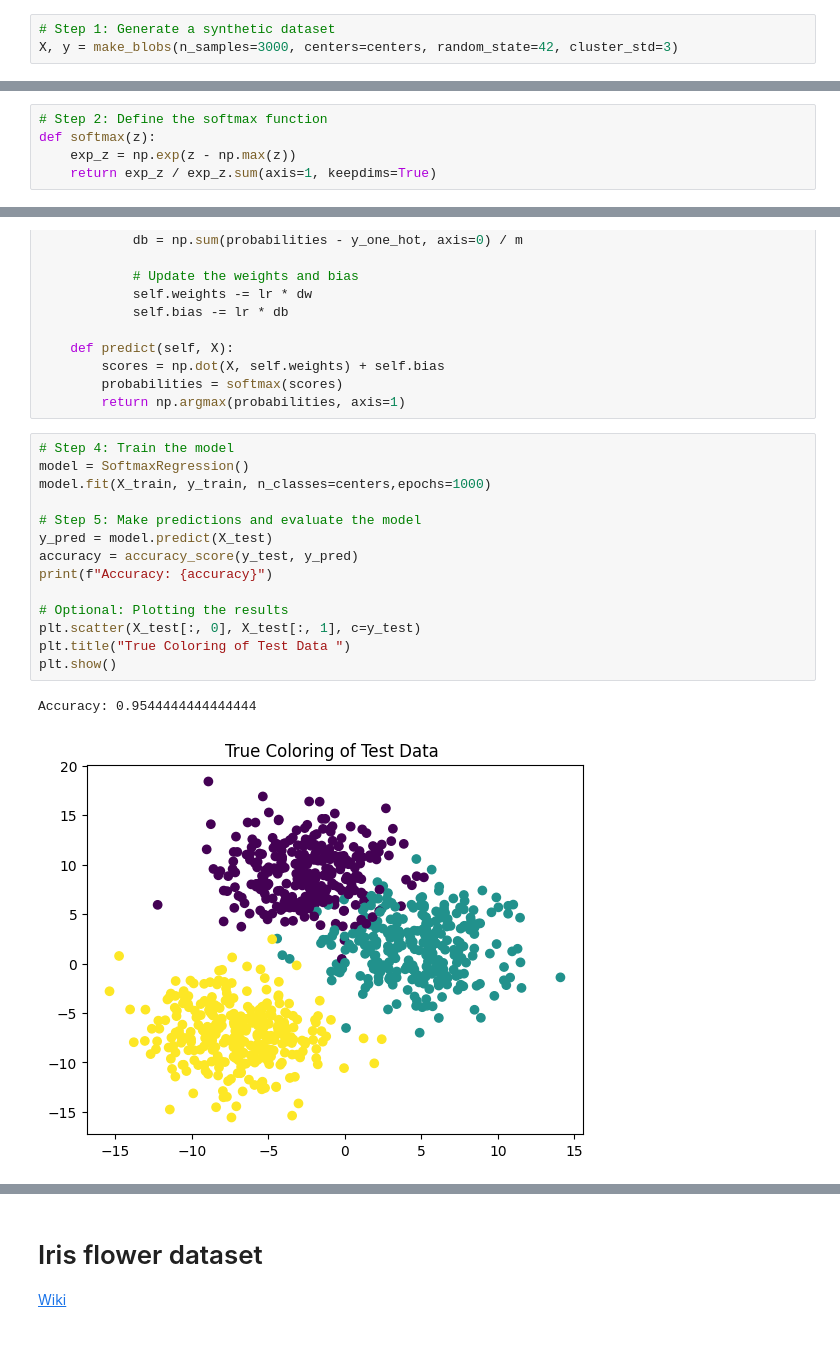
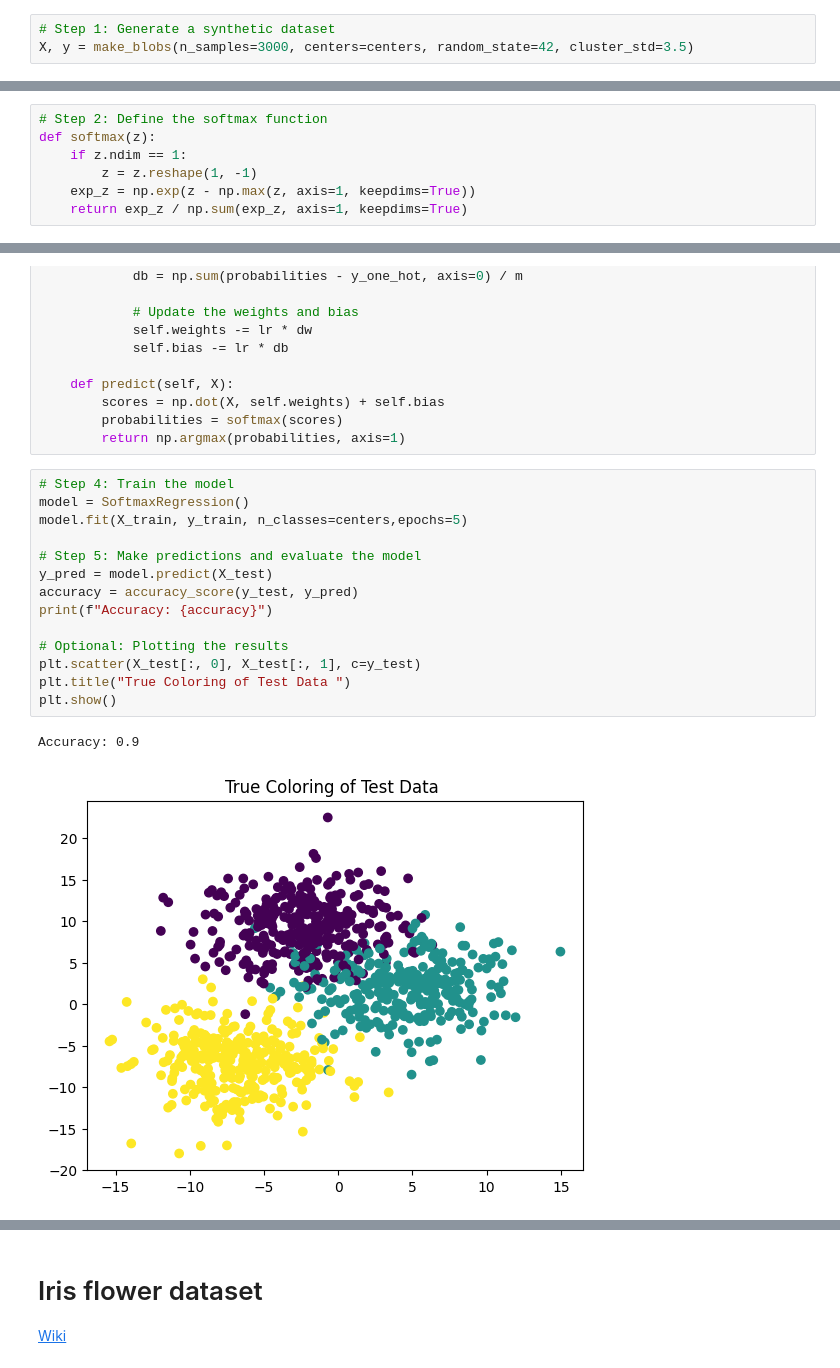
Before and after one commit to zankac/ProjectCS420, a Jupyter notebook: SoftmaxRegression.ipynb, the cells around one changed output, grey strips where cells are left out. Drawn from its saved outputs; the diff is of its cells as text.

```diff
--- a/SoftmaxRegression.ipynb
+++ b/SoftmaxRegression.ipynb
@@ -25,7 +14,7 @@ from sklearn.metrics import accuracy_score
 centers=3
 # %%
 # Step 1: Generate a synthetic dataset
-X, y = make_blobs(n_samples=3000, centers=centers, random_state=42, cluster_std=3)
+X, y = make_blobs(n_samples=3000, centers=centers, random_state=42, cluster_std=3.5)
 # %%
 X_train, X_test, y_train, y_test = train_test_split(X, y, test_size=0.3)
 # %%
@@ -57,8 +46,10 @@ plt.show()
 # %%
 # Step 2: Define the softmax function
 def softmax(z):
-    exp_z = np.exp(z - np.max(z))
-    return exp_z / exp_z.sum(axis=1, keepdims=True)
+    if z.ndim == 1:
+        z = z.reshape(1, -1)
+    exp_z = np.exp(z - np.max(z, axis=1, keepdims=True))
+    return exp_z / np.sum(exp_z, axis=1, keepdims=True)
 # %%
 # Step 3: Implement a simple model for softmax regression
 
@@ -92,20 +83,20 @@ class SoftmaxRegression:
 # %%
 # Step 4: Train the model
 model = SoftmaxRegression()
-model.fit(X_train, y_train, n_classes=centers,epochs=1000)
+model.fit(X_train, y_train, n_classes=centers,epochs=5)
 
 # Step 5: Make predictions and evaluate the model
 y_pred = model.predict(X_test)
 accuracy = accuracy_score(y_test, y_pred)
 print(f"Accuracy: {accuracy}")
 
 # Optional: Plotting the results
 plt.scatter(X_test[:, 0], X_test[:, 1], c=y_test)
 plt.title("True Coloring of Test Data ")
 plt.show()
 # %% [output]
-Accuracy: 0.9544444444444444
+Accuracy: 0.9
-[figure, old version]
+[figure, new version]
 # %%
 #Assuming X_test and y_test are already defined from the previous code
 plt.scatter(X_test[:, 0], X_test[:, 1], c=y_pred)
```
Also changed, not shown: parts of 22 cells of this notebook.
